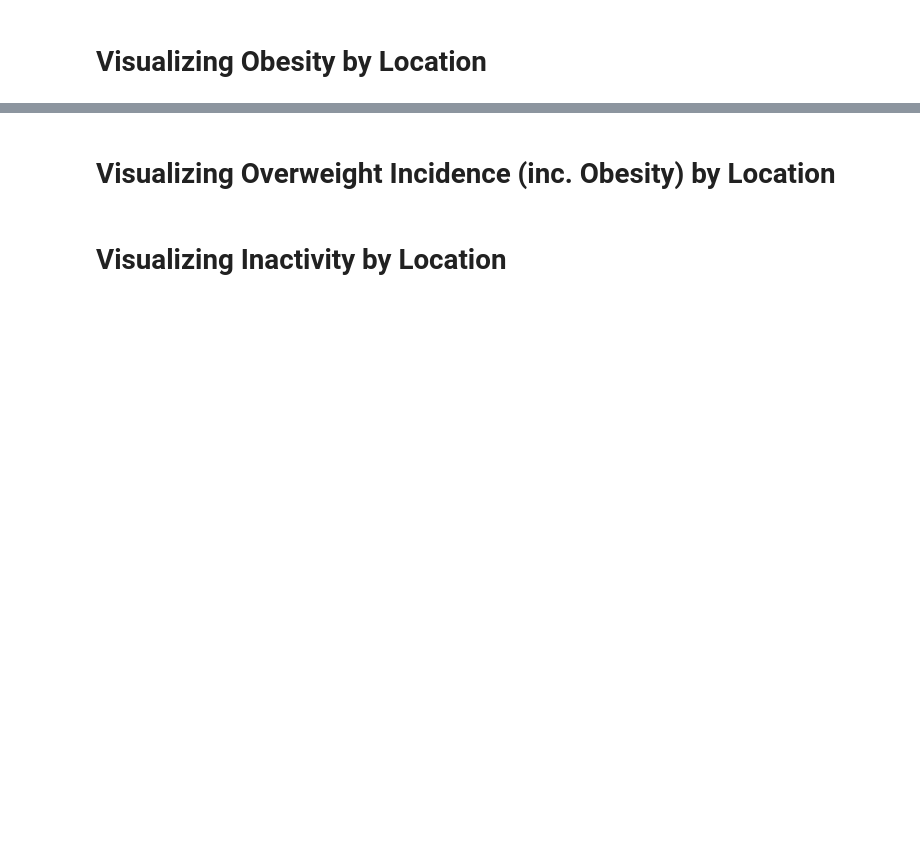
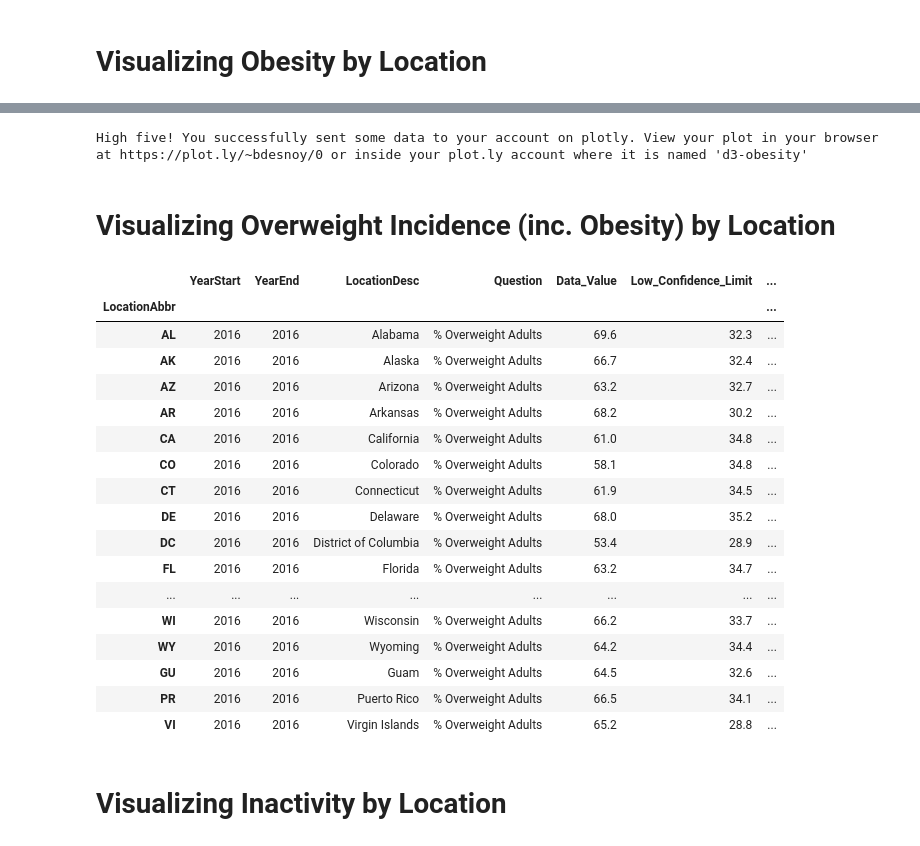
Before and after one commit to alankritjoshi/cs6220f17project2, a Jupyter notebook: 02_working/process_dataset.ipynb, the cells around one changed output, grey strips where cells are left out. Saved outputs shown, nothing was run; the diff lists cells and outputs as text; code cells hidden in the pictures; blank space fills up the shorter version.

Commit message:
Adds basic plots for all questions.

```diff
--- a/02_working/process_dataset.ipynb
+++ b/02_working/process_dataset.ipynb
@@ -195,2 +193,6 @@ High five! You successfully sent some data to your account on plotly. View your
+# %%
+plot_basic(obesity_data_by_state, 'Obesity by State', '% Obese Adults', 'd3-obesity')
+# %% [output]
+High five! You successfully sent some data to your account on plotly. View your plot in your browser at https://plot.ly/~bdesnoy/0 or inside your plot.ly account where it is named 'd3-obesity'
 # %% [markdown]
 # Visualizing Overweight Incidence (inc. Obesity) by Location
@@ -198,0 +199,29 @@ High five! You successfully sent some data to your account on plotly. View your
+# %%
+# Use grouping to get the actual number of overweight adults by state
+overwieght_obesity_data = data_2016.query('StratificationCategory1 == "Total" & (Question == "% Overweight Adults" | Question == "% Obese Adults")')
+overwieght_obesity_data = overwieght_obesity_data.query('LocationAbbr != "US"')
+overweight_obesity_sum_by_state = overwieght_obesity_data.groupby(['LocationAbbr'])['Data_Value'].sum()
+# %%
+overweight_data_by_state = get_total_incidence_table(data_2016, "% Overweight Adults")
+overweight_data_by_state.set_index('LocationAbbr', inplace=True)
+overweight_data_by_state['Data_Value'] = overweight_obesity_sum_by_state
+overweight_data_by_state
+# %% [output]
+|  | YearStart | YearEnd | LocationDesc | Question | Data_Value | Low_Confidence_Limit | ... |
+| LocationAbbr |  |  |  |  |  |  | ... |
+| AL | 2016 | 2016 | Alabama | % Overweight Adults | 69.6 | 32.3 | ... |
+| AK | 2016 | 2016 | Alaska | % Overweight Adults | 66.7 | 32.4 | ... |
+| AZ | 2016 | 2016 | Arizona | % Overweight Adults | 63.2 | 32.7 | ... |
+| AR | 2016 | 2016 | Arkansas | % Overweight Adults | 68.2 | 30.2 | ... |
+| CA | 2016 | 2016 | California | % Overweight Adults | 61.0 | 34.8 | ... |
+| CO | 2016 | 2016 | Colorado | % Overweight Adults | 58.1 | 34.8 | ... |
+| CT | 2016 | 2016 | Connecticut | % Overweight Adults | 61.9 | 34.5 | ... |
+| DE | 2016 | 2016 | Delaware | % Overweight Adults | 68.0 | 35.2 | ... |
+| DC | 2016 | 2016 | District of Columbia | % Overweight Adults | 53.4 | 28.9 | ... |
+| FL | 2016 | 2016 | Florida | % Overweight Adults | 63.2 | 34.7 | ... |
+| ... | ... | ... | ... | ... | ... | ... | ... |
+| WI | 2016 | 2016 | Wisconsin | % Overweight Adults | 66.2 | 33.7 | ... |
+| WY | 2016 | 2016 | Wyoming | % Overweight Adults | 64.2 | 34.4 | ... |
+| GU | 2016 | 2016 | Guam | % Overweight Adults | 64.5 | 32.6 | ... |
+| PR | 2016 | 2016 | Puerto Rico | % Overweight Adults | 66.5 | 34.1 | ... |
+| VI | 2016 | 2016 | Virgin Islands | % Overweight Adults | 65.2 | 28.8 | ... |
```
Also changed, not shown: parts of 12 cells of this notebook.
